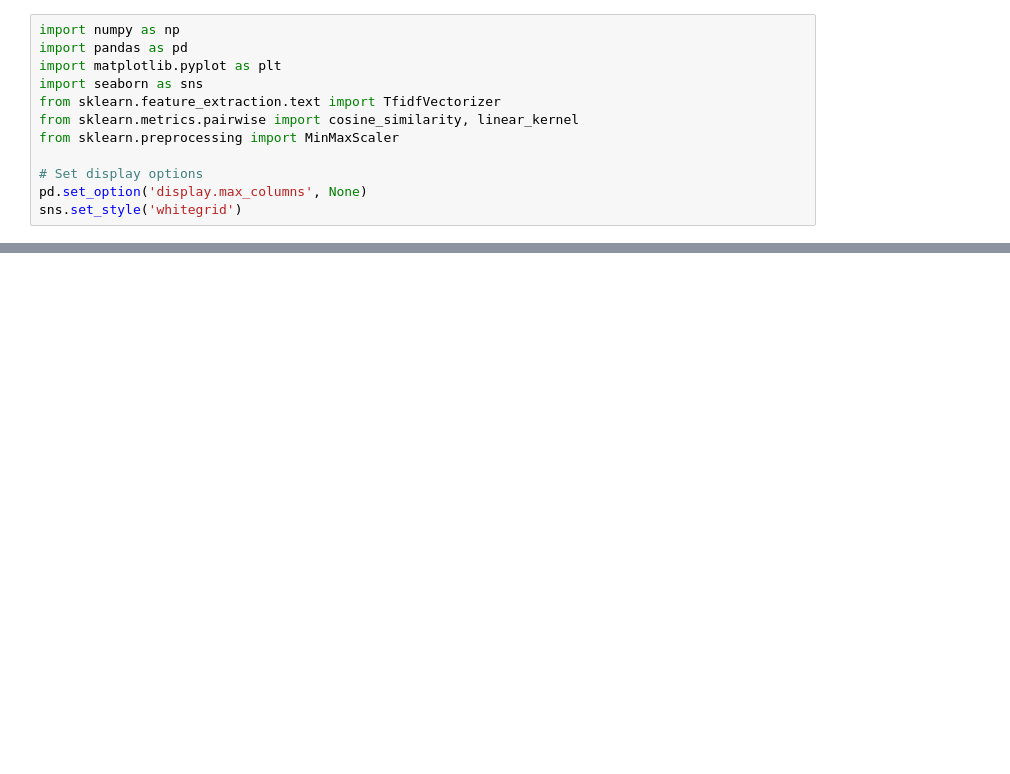
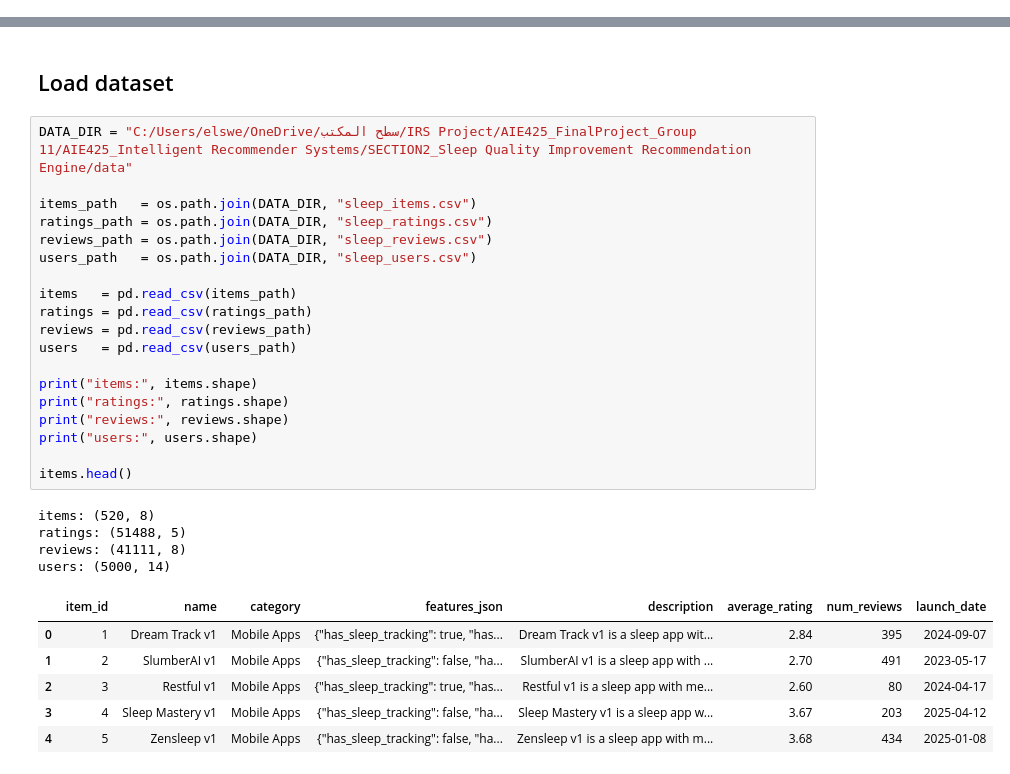
Before and after one commit to OsamaElswesy/IRS-Project-, a Jupyter notebook: AIE425_FinalProject_Group 11/AIE425_Intelligent Recommender Systems/SECTION2_Sleep Quality Improvement Recommendation Engine/code/content_based.ipynb, the cells around one changed output, grey strips where cells are left out. Saved outputs shown, nothing was run; the diff lists cells and outputs as text; blank space fills up the shorter version.

```diff
--- a/AIE425_FinalProject_Group 11/AIE425_Intelligent Recommender Systems/SECTION2_Sleep Quality Improvement Recommendation Engine/code/content_based.ipynb
+++ b/AIE425_FinalProject_Group 11/AIE425_Intelligent Recommender Systems/SECTION2_Sleep Quality Improvement Recommendation Engine/code/content_based.ipynb
@@ -5,12 +0,0 @@ This notebook implements content-based filtering using item features and profile
-# %%
-import numpy as np
-import pandas as pd
-import matplotlib.pyplot as plt
-import seaborn as sns
-from sklearn.feature_extraction.text import TfidfVectorizer
-from sklearn.metrics.pairwise import cosine_similarity, linear_kernel
-from sklearn.preprocessing import MinMaxScaler
-
-# Set display options
-pd.set_option('display.max_columns', None)
-sns.set_style('whitegrid')
@@ -182,0 +13,32 @@ def get_user_profile_recommendations(user_id, user_item_matrix, item_similarity,
+# %% [markdown]
+## Load dataset
+# %%
+DATA_DIR = "C:/Users/elswe/OneDrive/سطح المكتب/IRS Project/AIE425_FinalProject_Group 11/AIE425_Intelligent Recommender Systems/SECTION2_Sleep Quality Improvement Recommendation Engine/data"
+
+items_path   = os.path.join(DATA_DIR, "sleep_items.csv")
+ratings_path = os.path.join(DATA_DIR, "sleep_ratings.csv")
+reviews_path = os.path.join(DATA_DIR, "sleep_reviews.csv")
+users_path   = os.path.join(DATA_DIR, "sleep_users.csv")
+
+items   = pd.read_csv(items_path)
+ratings = pd.read_csv(ratings_path)
+reviews = pd.read_csv(reviews_path)
+users   = pd.read_csv(users_path)
+
+print("items:", items.shape)
+print("ratings:", ratings.shape)
+print("reviews:", reviews.shape)
+print("users:", users.shape)
+
+items.head()
+# %% [output]
+items: (520, 8)
+ratings: (51488, 5)
+reviews: (41111, 8)
+users: (5000, 14)
+|  | item_id | name | category | features_json | description | average_rating | num_reviews | launch_date |
+| 0 | 1 | Dream Track v1 | Mobile Apps | {"has_sleep_tracking": true, "has... | Dream Track v1 is a sleep app wit... | 2.84 | 395 | 2024-09-07 |
+| 1 | 2 | SlumberAI v1 | Mobile Apps | {"has_sleep_tracking": false, "ha... | SlumberAI v1 is a sleep app with ... | 2.70 | 491 | 2023-05-17 |
+| 2 | 3 | Restful v1 | Mobile Apps | {"has_sleep_tracking": true, "has... | Restful v1 is a sleep app with me... | 2.60 | 80 | 2024-04-17 |
+| 3 | 4 | Sleep Mastery v1 | Mobile Apps | {"has_sleep_tracking": false, "ha... | Sleep Mastery v1 is a sleep app w... | 3.67 | 203 | 2025-04-12 |
+| 4 | 5 | Zensleep v1 | Mobile Apps | {"has_sleep_tracking": false, "ha... | Zensleep v1 is a sleep app with m... | 3.68 | 434 | 2025-01-08 |
```
Also changed, not shown: parts of 44 cells of this notebook, 36 other files.
